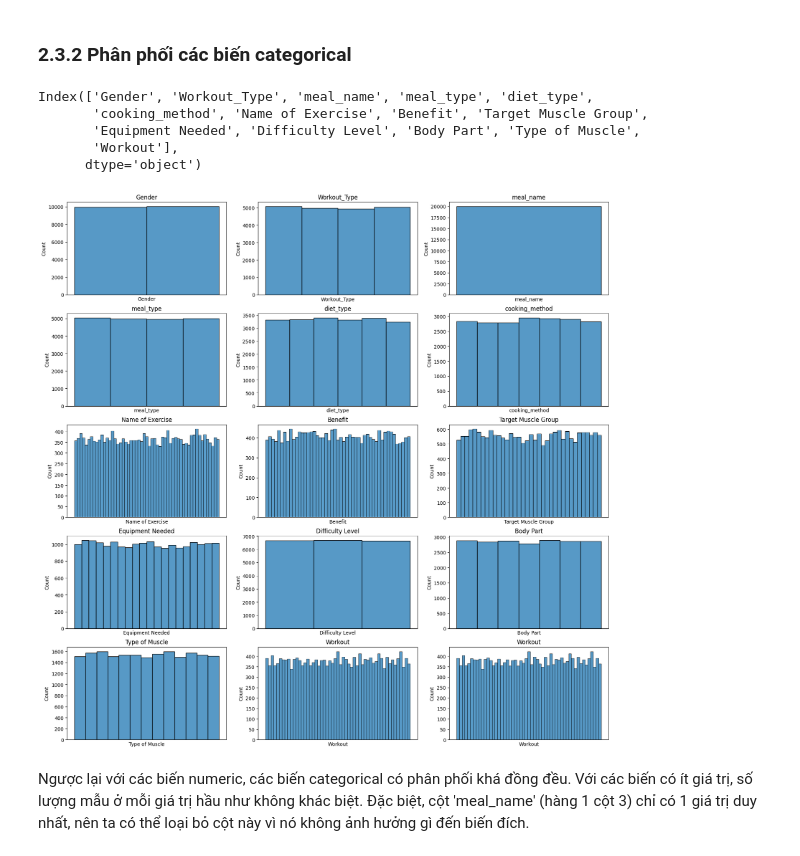
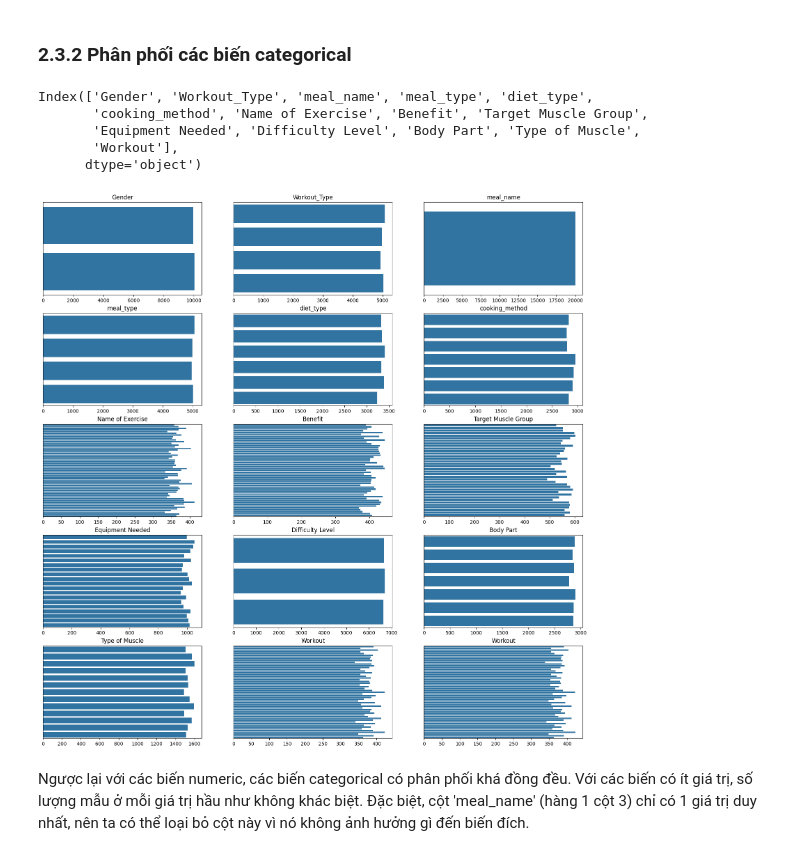
Before and after one commit to nahrixt0710/Life-Style-Data-Analysis, a Jupyter notebook: src/EDA.ipynb, the cells around one changed output. Cells and saved outputs as stored; diff of their text form; code cells hidden in the pictures.

Commit message:
change histplot to countplot

```diff
--- a/src/EDA.ipynb
+++ b/src/EDA.ipynb
@@ -205,23 +205,25 @@ Nhìn chung, đa số các biến đều không có phân phối chuẩn, chỉ
 # %%
 cate_cols = X_cate.columns
 print(cate_cols)
 
 fig, axs = plt.subplots(5,3, figsize=(20,20))
 for i in range(5):
     for j in range(3):
         col = cate_cols[i*3+j if i*3+j < len(cate_cols) else i*3+j-5*3]
-        sns.histplot(X_cate[col], ax=axs[i,j])
+        # sns.histplot(X_cate[col], ax=axs[i,j])
+        sns.countplot(X_cate[col], ax=axs[i,j])
         axs[i,j].set_title(col)
-        axs[i,j].set_xticks([])
-        axs[i,j].set_ylabel('Count')
+        axs[i,j].set_yticks([])
+        axs[i,j].set_ylabel('')
+        axs[i,j].set_xlabel('')
 plt.show()
 # %% [output]
 Index(['Gender', 'Workout_Type', 'meal_name', 'meal_type', 'diet_type',
        'cooking_method', 'Name of Exercise', 'Benefit', 'Target Muscle Group',
        'Equipment Needed', 'Difficulty Level', 'Body Part', 'Type of Muscle',
        'Workout'],
       dtype='object')
-[figure, old version]
+[figure, new version]
 # %% [markdown]
 Ngược lại với các biến numeric, các biến categorical có phân phối khá đồng đều. Với các biến có ít giá trị, số lượng mẫu ở mỗi giá trị hầu như không khác biệt. Đặc biệt, cột 'meal_name' (hàng 1 cột 3) chỉ có 1 giá trị duy nhất, nên ta có thể loại bỏ cột này vì nó không ảnh hưởng gì đến biến đích.
 # %% [markdown]
```
Also changed, not shown: parts of 1 cell of this notebook.
